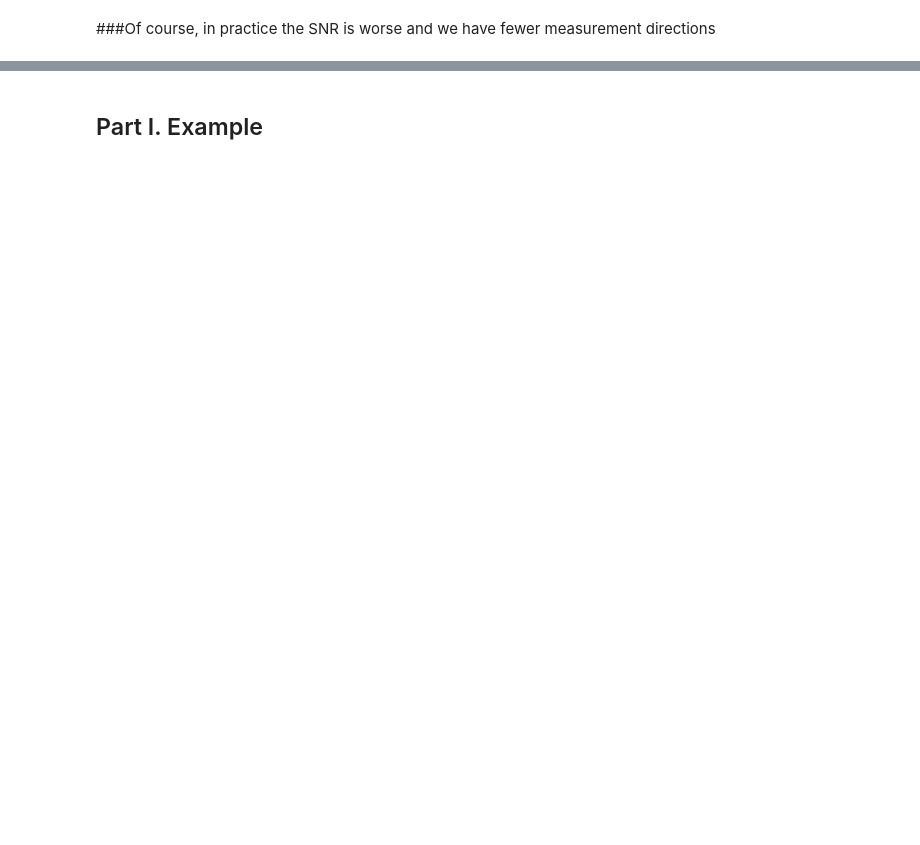
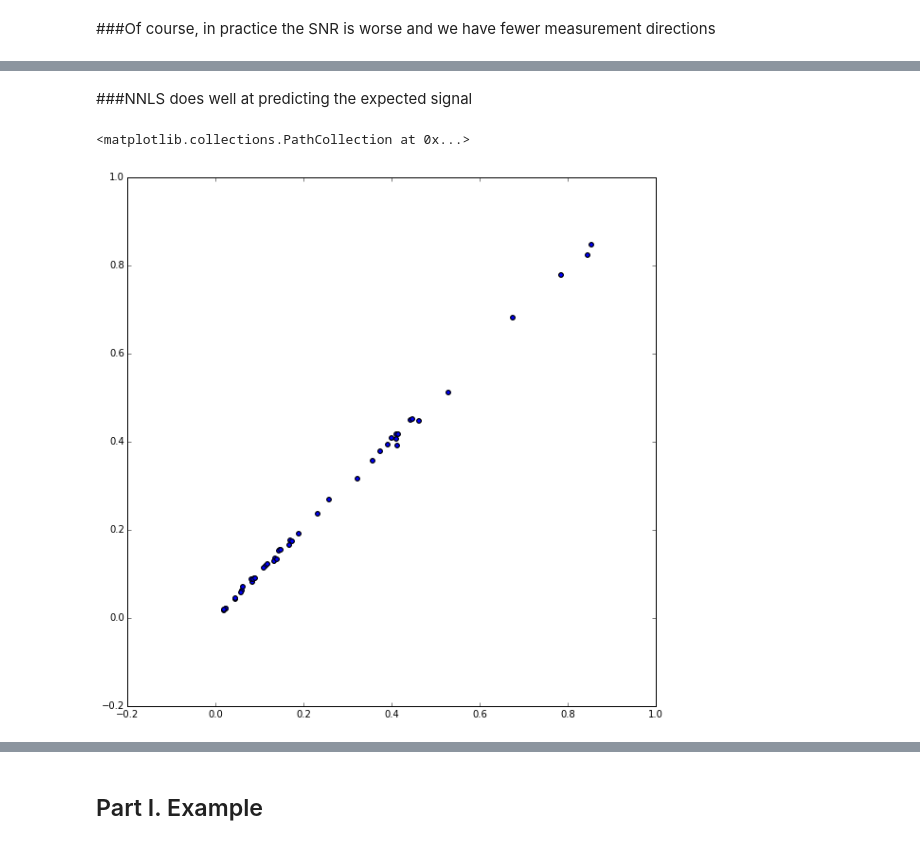
Before and after one commit to snarles/donuts2, a Jupyter notebook: spark/simulations.ipynb, the cells around one changed output, grey strips where cells are left out. Cells and saved outputs as stored; diff of their text form; code cells hidden in the pictures; blank space fills up the shorter version.

```diff
--- a/spark/simulations.ipynb
+++ b/spark/simulations.ipynb
@@ -111,3 +117,24 @@ We can estimate the signal
+# %%
+sgrid = georandsphere(5,2)
+sgrid = sgrid[sgrid[:, 2] > 0, :]
+amat = np.exp(-bvalue * lambdas[2]) * \
+    ste_tan_kappa(np.sqrt(bvalue * (lambdas[0]-lambdas[1])) * sgrid, bvecs) # regression matrix
+bt_nnls = spo.nnls(amat, muhat)[0]
+y0 = mu0**2 + df * sigma0**2
+muhat_nnls = np.squeeze(np.dot(amat, bt_nnls))
+sigmahat2_nnls = sum((muhat- muhat_nnls)**2)/len(muhat)
+yhat_nnls = muhat_nnls**2 + sigmahat2_nnls
+dirs_nnls = sgrid[bt_nnls > 0, :]
+wts_nnls = divsum(bt_nnls[bt_nnls > 0])
+mse_nnls
+# %% [markdown]
+###NNLS does well at predicting the expected signal
+# %%
+print("MSE = ")
+plt.scatter(y0, yhat_nnls)
+# %% [output]
+<matplotlib.collections.PathCollection at 0x...>
+[figure, added]
 # %% [markdown]
 <a id="part1"/>
 # %% [markdown]
```
Also changed, not shown: parts of 7 cells of this notebook.
